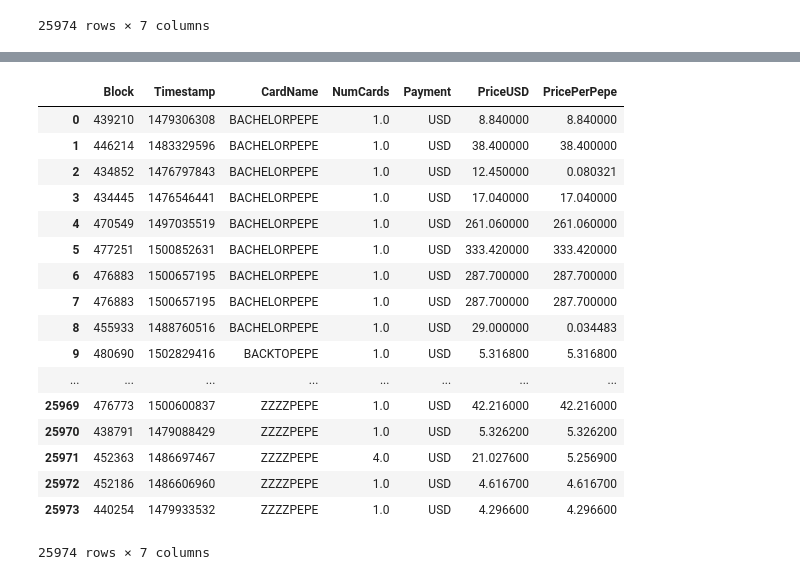
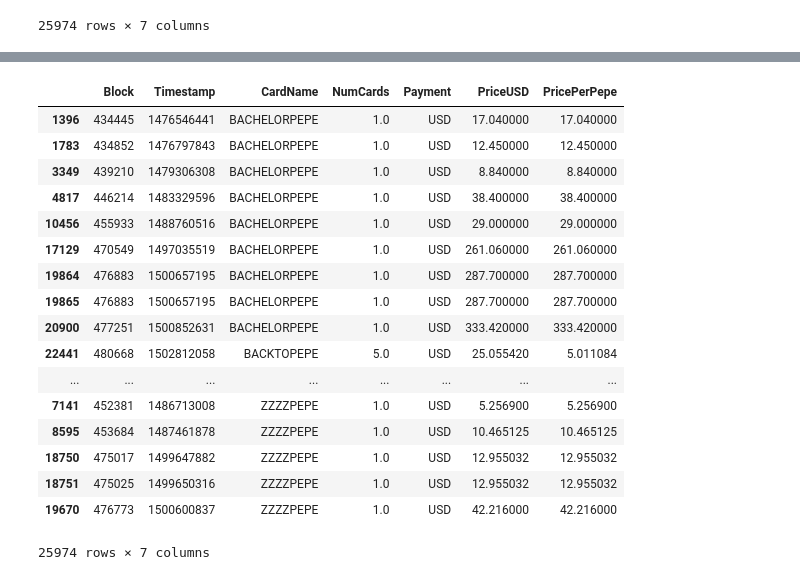
Before and after one commit to CameronLofy/rarepepes, a Jupyter notebook: rarepepes.ipynb, the cells around one changed output, grey strips where cells are left out. Cells and saved outputs as stored; diff of their text form; code cells hidden in the pictures.

```diff
--- a/rarepepes.ipynb
+++ b/rarepepes.ipynb
@@ -384,0 +240,25 @@ df_om_merge5
+# %%
+df_om_merge5 = df_om_merge4
+df_om_merge5.sort_values(["CardName", "Timestamp"], axis=0, inplace=True)
+df_om_merge5.to_csv(r'C:\Users\Zachary Nguyen\Desktop\188 Project\rarepepes\Sorted.csv')
+df_om_merge4
+#sort by cardname, then timestamp
+# %% [output]
+|  | Block | Timestamp | CardName | NumCards | Payment | PriceUSD | PricePerPepe |
+| 1396 | 434445 | 1476546441 | BACHELORPEPE | 1.0 | USD | 17.040000 | 17.040000 |
+| 1783 | 434852 | 1476797843 | BACHELORPEPE | 1.0 | USD | 12.450000 | 12.450000 |
+| 3349 | 439210 | 1479306308 | BACHELORPEPE | 1.0 | USD | 8.840000 | 8.840000 |
+| 4817 | 446214 | 1483329596 | BACHELORPEPE | 1.0 | USD | 38.400000 | 38.400000 |
+| 10456 | 455933 | 1488760516 | BACHELORPEPE | 1.0 | USD | 29.000000 | 29.000000 |
+| 17129 | 470549 | 1497035519 | BACHELORPEPE | 1.0 | USD | 261.060000 | 261.060000 |
+| 19864 | 476883 | 1500657195 | BACHELORPEPE | 1.0 | USD | 287.700000 | 287.700000 |
+| 19865 | 476883 | 1500657195 | BACHELORPEPE | 1.0 | USD | 287.700000 | 287.700000 |
+| 20900 | 477251 | 1500852631 | BACHELORPEPE | 1.0 | USD | 333.420000 | 333.420000 |
+| 22441 | 480668 | 1502812058 | BACKTOPEPE | 5.0 | USD | 25.055420 | 5.011084 |
+| ... | ... | ... | ... | ... | ... | ... | ... |
+| 7141 | 452381 | 1486713008 | ZZZZPEPE | 1.0 | USD | 5.256900 | 5.256900 |
+| 8595 | 453684 | 1487461878 | ZZZZPEPE | 1.0 | USD | 10.465125 | 10.465125 |
+| 18750 | 475017 | 1499647882 | ZZZZPEPE | 1.0 | USD | 12.955032 | 12.955032 |
+| 18751 | 475025 | 1499650316 | ZZZZPEPE | 1.0 | USD | 12.955032 | 12.955032 |
+| 19670 | 476773 | 1500600837 | ZZZZPEPE | 1.0 | USD | 42.216000 | 42.216000 |
+25974 rows × 7 columns
@@ -385,27 +268,4 @@ df_om_merge5
 # %%
-#df_om_merge5.to_csv(r'C:\Users\Zachary Nguyen\Desktop\188 Project\rarepepes\SortCards.csv')
-df_om_merge6 = pd.read_csv('SortCards.csv')
-df_om_merge6.drop(df_om_merge6.columns[df_om_merge6.columns.str.contains('unnamed',case = False)],axis = 1, inplace = True)
-
 #TODO:
 #Come up with plan B
 #Otherwise, see if it is a good deal or not
-# %% [output]
-|  | Block | Timestamp | CardName | NumCards | Payment | PriceUSD | PricePerPepe |
-| 0 | 439210 | 1479306308 | BACHELORPEPE | 1.0 | USD | 8.840000 | 8.840000 |
-| 1 | 446214 | 1483329596 | BACHELORPEPE | 1.0 | USD | 38.400000 | 38.400000 |
-| 2 | 434852 | 1476797843 | BACHELORPEPE | 1.0 | USD | 12.450000 | 0.080321 |
-| 3 | 434445 | 1476546441 | BACHELORPEPE | 1.0 | USD | 17.040000 | 17.040000 |
-| 4 | 470549 | 1497035519 | BACHELORPEPE | 1.0 | USD | 261.060000 | 261.060000 |
-| 5 | 477251 | 1500852631 | BACHELORPEPE | 1.0 | USD | 333.420000 | 333.420000 |
-| 6 | 476883 | 1500657195 | BACHELORPEPE | 1.0 | USD | 287.700000 | 287.700000 |
-| 7 | 476883 | 1500657195 | BACHELORPEPE | 1.0 | USD | 287.700000 | 287.700000 |
-| 8 | 455933 | 1488760516 | BACHELORPEPE | 1.0 | USD | 29.000000 | 0.034483 |
-| 9 | 480690 | 1502829416 | BACKTOPEPE | 1.0 | USD | 5.316800 | 5.316800 |
-| ... | ... | ... | ... | ... | ... | ... | ... |
-| 25969 | 476773 | 1500600837 | ZZZZPEPE | 1.0 | USD | 42.216000 | 42.216000 |
-| 25970 | 438791 | 1479088429 | ZZZZPEPE | 1.0 | USD | 5.326200 | 5.326200 |
-| 25971 | 452363 | 1486697467 | ZZZZPEPE | 4.0 | USD | 21.027600 | 5.256900 |
-| 25972 | 452186 | 1486606960 | ZZZZPEPE | 1.0 | USD | 4.616700 | 4.616700 |
-| 25973 | 440254 | 1479933532 | ZZZZPEPE | 1.0 | USD | 4.296600 | 4.296600 |
-25974 rows × 7 columns
```
Also changed, not shown: parts of 24 cells of this notebook, 8 other files.
